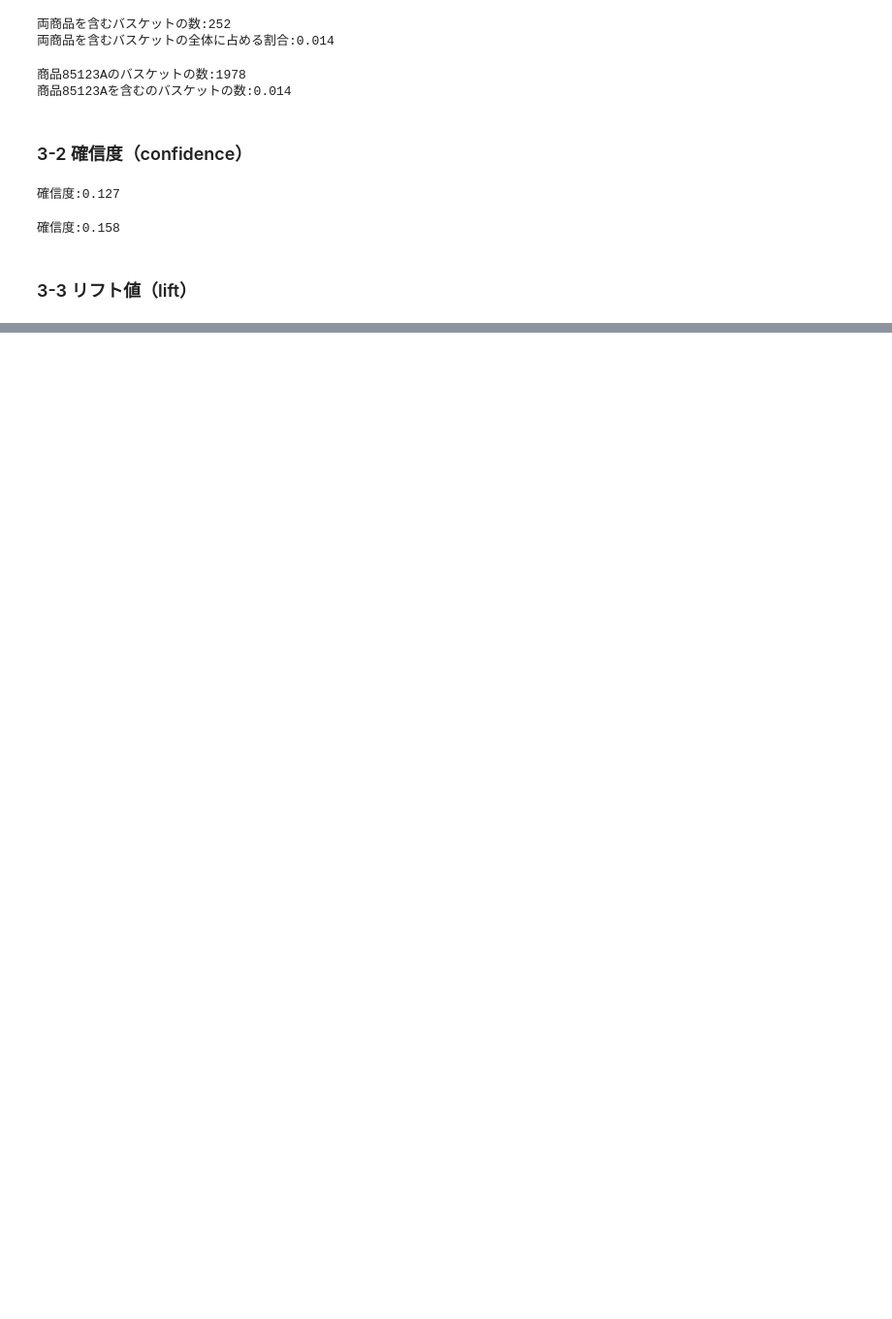
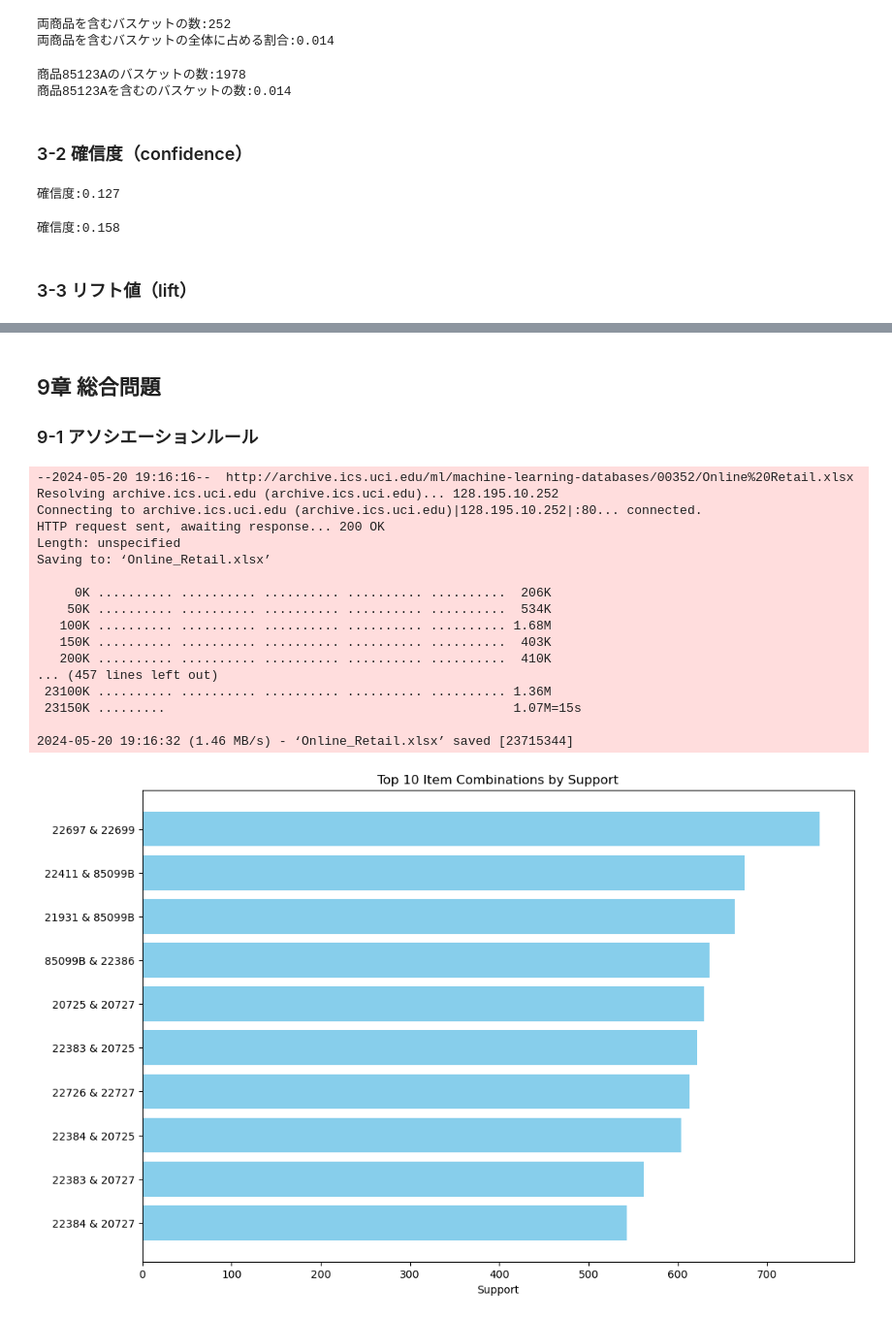
Before and after one commit to RentoYabuki06/ut_datascience_ikusei_kouza, a Jupyter notebook: chapter09/ch09.ipynb, the cells around one changed output, grey strips where cells are left out. Shown at 97% size. Drawn from its saved outputs; the diff is of its cells as text; code cells hidden in the pictures; blank space fills up the shorter version.

```diff
--- a/chapter09/ch09.ipynb
+++ b/chapter09/ch09.ipynb
@@ -607,0 +620,74 @@ print('確信度:{:.3f}'.format(len(trans_ab)/len(trans_b)))
+# %% [markdown]
+## 9章 総合問題
+### 9-1 アソシエーションルール
+# %%
+import os
+import pandas as pd
+import itertools
+from collections import defaultdict
+import matplotlib.pyplot as plt
+
+# ファイルのダウンロード
+url = 'http://archive.ics.uci.edu/ml/machine-learning-databases/00352/Online%20Retail.xlsx'
+output_file = 'Online_Retail.xlsx'
+os.system(f'wget {url} -O {output_file}')
+
+# データの読み込み
+trans = pd.read_excel(output_file, sheet_name='Online Retail')
+
+# InvoiceNoの先頭1文字をcancel_flgとして追加
+trans['cancel_flg'] = trans.InvoiceNo.map(lambda x: str(x)[0])
+
+# キャンセルフラグがCで始まるレコードを除去
+trans = trans[trans['cancel_flg'] != 'C']
+
+# レコードが1000を超える商品(StockCode)を抽出
+item_counts = trans['StockCode'].value_counts()
+frequent_items = item_counts[item_counts > 1000].index
+
+# 支持度計算のためにデータをフィルタリング
+filtered_trans = trans[trans['StockCode'].isin(frequent_items)]
+
+# 各Invoiceにおける商品リストを作成
+transactions = filtered_trans.groupby('InvoiceNo')['StockCode'].apply(list)
+
+# 商品の組み合わせの支持度を計算
+combinations = defaultdict(int)
+for transaction in transactions:
+    for combination in itertools.combinations(set(transaction), 2):
+        combinations[combination] += 1
+
+# 結果をDataFrameに変換
+combination_df = pd.DataFrame(list(combinations.items()), columns=['Combination', 'Support'])
+combination_df = combination_df.sort_values(by='Support', ascending=False).reset_index(drop=True)
+
+# 上位10の組み合わせを抽出
+top_combinations = combination_df.head(10)
+
+# グラフ化
+plt.figure(figsize=(12, 8))
+plt.barh(range(len(top_combinations)), top_combinations['Support'], color='skyblue')
+plt.yticks(range(len(top_combinations)), [f'{x[0]} & {x[1]}' for x in top_combinations['Combination']])
+plt.xlabel('Support')
+plt.title('Top 10 Item Combinations by Support')
+plt.gca().invert_yaxis()
+plt.show()
+# %% [output]
+--2024-05-20 19:16:16--  http://archive.ics.uci.edu/ml/machine-learning-databases/00352/Online%20Retail.xlsx
+Resolving archive.ics.uci.edu (archive.ics.uci.edu)... 128.195.10.252
+Connecting to archive.ics.uci.edu (archive.ics.uci.edu)|128.195.10.252|:80... connected.
+HTTP request sent, awaiting response... 200 OK
+Length: unspecified
+Saving to: ‘Online_Retail.xlsx’
+
+     0K .......... .......... .......... .......... ..........  206K
+    50K .......... .......... .......... .......... ..........  534K
+   100K .......... .......... .......... .......... .......... 1.68M
+   150K .......... .......... .......... .......... ..........  403K
+   200K .......... .......... .......... .......... ..........  410K
+... (457 lines left out)
+ 23100K .......... .......... .......... .......... .......... 1.36M
+ 23150K .........                                              1.07M=15s
+
+2024-05-20 19:16:32 (1.46 MB/s) - ‘Online_Retail.xlsx’ saved [23715344]
+[figure, added]
```
Also changed, not shown: parts of 1 cell of this notebook.
